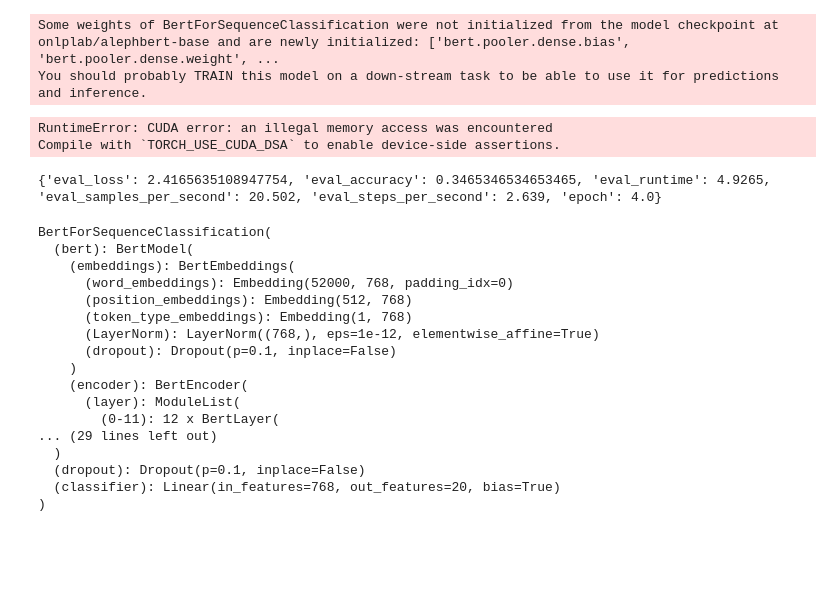
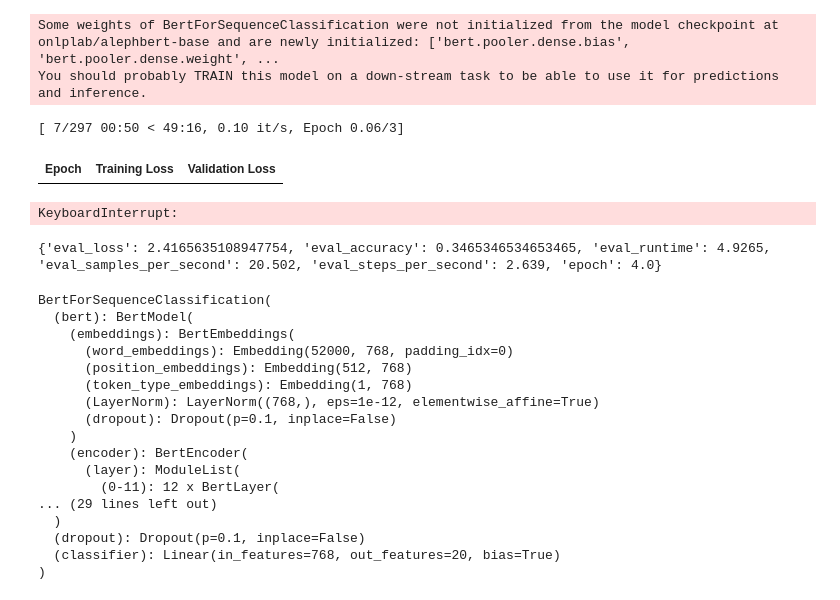
Before and after one commit to lioralt98/nlp_project, a Jupyter notebook: PROJECT.ipynb, the cells around one changed output. Saved outputs shown, nothing was run; the diff lists cells and outputs as text; code cells hidden in the pictures; blank space fills up the shorter version.

```diff
--- a/PROJECT.ipynb
+++ b/PROJECT.ipynb
@@ -152,33 +188,34 @@ KeyboardInterrupt:
 # %%
 model = AutoModelForSequenceClassification.from_pretrained(model_name, num_labels=20)
-
+best_params = {'learning_rate': 4.867915819336374e-05, 'weight_decay': 0.056421880826897274, 'per_device_train_batch_size': 8, 'warmup_steps': 92, 'warmup_ratio': 0.04691041160072529, 'num_train_epochs': 3}
 training_args = TrainingArguments(
     output_dir="output",
-    learning_rate=study.best_params['learning_rate'],
-    weight_decay=study.best_params['weight_decay'],
-    per_device_train_batch_size=study.best_params['per_device_train_batch_size'],
-    warmup_steps=study.best_params['warmup_steps'],
-    warmup_ratio=study.best_params['warmup_ratio'],
-    num_train_epochs=study.best_params['num_train_epochs'],
+    learning_rate=best_params['learning_rate'],
+    weight_decay=best_params['weight_decay'],
+    per_device_train_batch_size=best_params['per_device_train_batch_size'],
+    warmup_steps=best_params['warmup_steps'],
+    warmup_ratio=best_params['warmup_ratio'],
+    num_train_epochs=best_params['num_train_epochs'],
     eval_strategy="epoch",
     save_strategy="epoch",
     logging_strategy="epoch",
 )
 
 trainer = Trainer(
     model=model,
     args=training_args,
     train_dataset=train_ds,
     eval_dataset=test_ds,
     compute_metrics=compute_metrics,
 )
 
 trainer.train()
 # %% [output]
 Some weights of BertForSequenceClassification were not initialized from the model checkpoint at onlplab/alephbert-base and are newly initialized: ['bert.pooler.dense.bias', 'bert.pooler.dense.weight', ...
 You should probably TRAIN this model on a down-stream task to be able to use it for predictions and inference.
-RuntimeError: CUDA error: an illegal memory access was encountered
-Compile with `TORCH_USE_CUDA_DSA` to enable device-side assertions.
+[ 7/297 00:50 < 49:16, 0.10 it/s, Epoch 0.06/3]
+| Epoch | Training Loss | Validation Loss |
+KeyboardInterrupt:
 # %%
 def load_model(save=False):
     if save:
```
Also changed, not shown: parts of 3 cells of this notebook.
